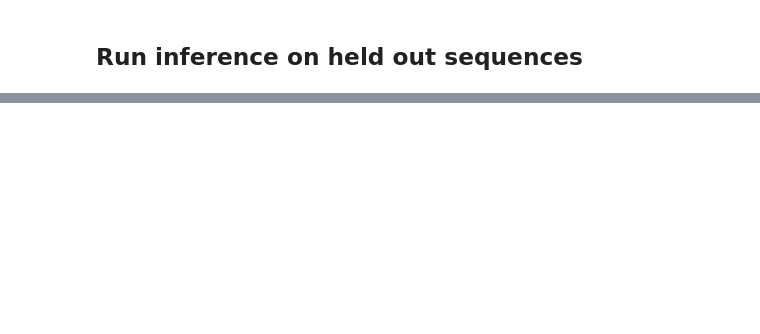
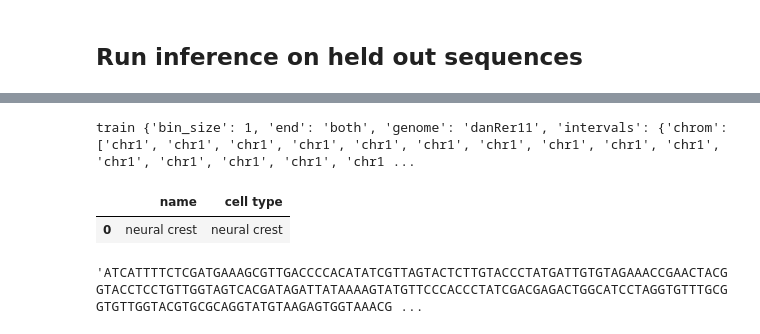
Before and after one commit to victornemenike/neural-crest-deep-learning, a Jupyter notebook: notebooks/single_task_model.ipynb, the cells around one changed output, grey strips where cells are left out. Cells and saved outputs as stored; diff of their text form; code cells hidden in the pictures; blank space fills up the shorter version.

```diff
--- a/notebooks/single_task_model.ipynb
+++ b/notebooks/single_task_model.ipynb
@@ -268,0 +267,23 @@ grelu.visualize.plot_pred_scatter(
+# %%
+for key in list(model.data_params.keys())[:21]:
+    if key !="tasks":
+        print(key, model.data_params[key])
+# %% [output]
+train {'bin_size': 1, 'end': 'both', 'genome': 'danRer11', 'intervals': {'chrom': ['chr1', 'chr1', 'chr1', 'chr1', 'chr1', 'chr1', 'chr1', 'chr1', 'chr1', 'chr1', 'chr1', 'chr1', 'chr1', 'chr1', 'chr1 ...
+# %%
+tasks = pd.DataFrame(model.data_params['tasks'])
+tasks.head()
+# %% [output]
+|  | name | cell type |
+| 0 | neural crest | neural crest |
+# %%
+import grelu.sequence.utils
+start_seq = grelu.sequence.utils.generate_random_sequences(
+    n=1, # number of sequences to generate
+    seq_len= seq_len, # Length of the generated sequence
+    seed=0,
+    output_format="strings"
+)[0]
+start_seq
+# %% [output]
+'ATCATTTTCTCGATGAAAGCGTTGACCCCACATATCGTTAGTACTCTTGTACCCTATGATTGTGTAGAAACCGAACTACGGTACCTCCTGTTGGTAGTCACGATAGATTATAAAAGTATGTTCCCACCCTATCGACGAGACTGGCATCCTAGGTGTTTGCGGTGTTGGTACGTGCGCAGGTATGTAAGAGTGGTAAACG ...
```
Also changed, not shown: parts of 26 cells of this notebook.
